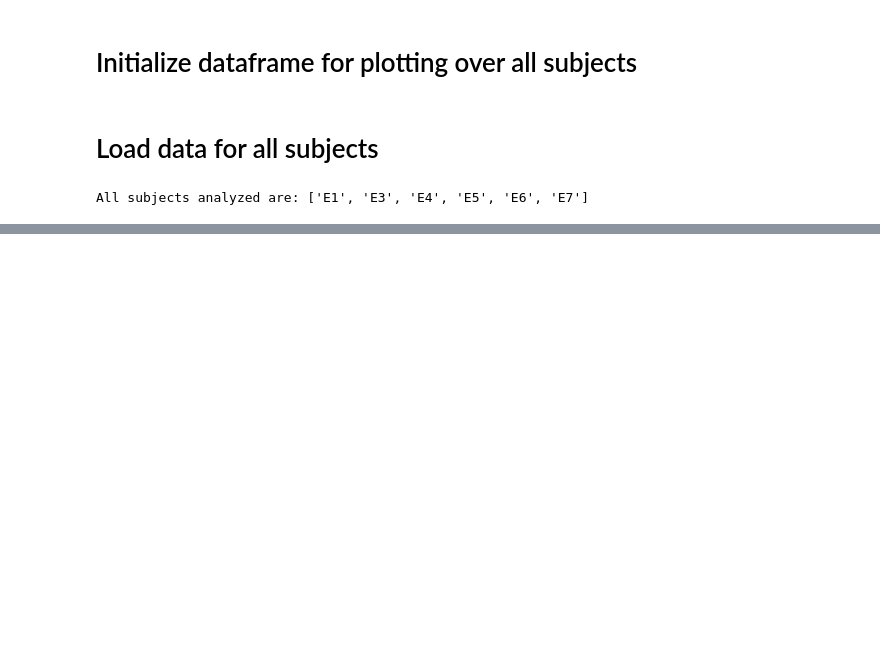
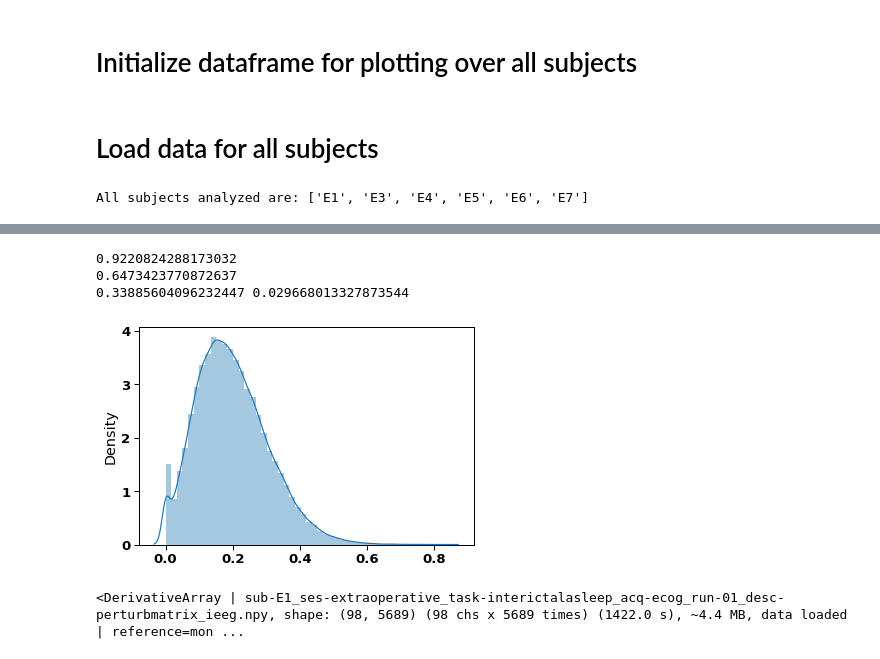
Before and after one commit to adam2392/sickkids, a Jupyter notebook: notebooks/publication/statistical_analysis.ipynb, the cells around one changed output, grey strips where cells are left out. Saved outputs shown, nothing was run; the diff lists cells and outputs as text; code cells hidden in the pictures; blank space fills up the shorter version.

```diff
--- a/notebooks/publication/statistical_analysis.ipynb
+++ b/notebooks/publication/statistical_analysis.ipynb
@@ -481,0 +561,22 @@ done
+# %%
+sns.distplot(derivlist[0].get_data())
+
+data = deriv.get_data()
+print(np.nanmax(data))
+print(np.nanquantile(data, 0.95))
+print(np.nanmean(data), np.nanvar(data))
+# %% [output]
+0.9220824288173032
+0.6473423770872637
+0.33885604096232447 0.029668013327873544
+[figure, added]
+# %%
+_derivlist = subj_derivlists['E1']
+
+derivative = _derivlist[0].copy()
+for deriv in _derivlist[1:]:
+    derivative.append(deriv)
+
+print(derivative)
+# %% [output]
+<DerivativeArray | sub-E1_ses-extraoperative_task-interictalasleep_acq-ecog_run-01_desc-perturbmatrix_ieeg.npy, shape: (98, 5689) (98 chs x 5689 times) (1422.0 s), ~4.4 MB, data loaded | reference=mon ...
```
Also changed, not shown: parts of 16 cells of this notebook, 33 other files.
